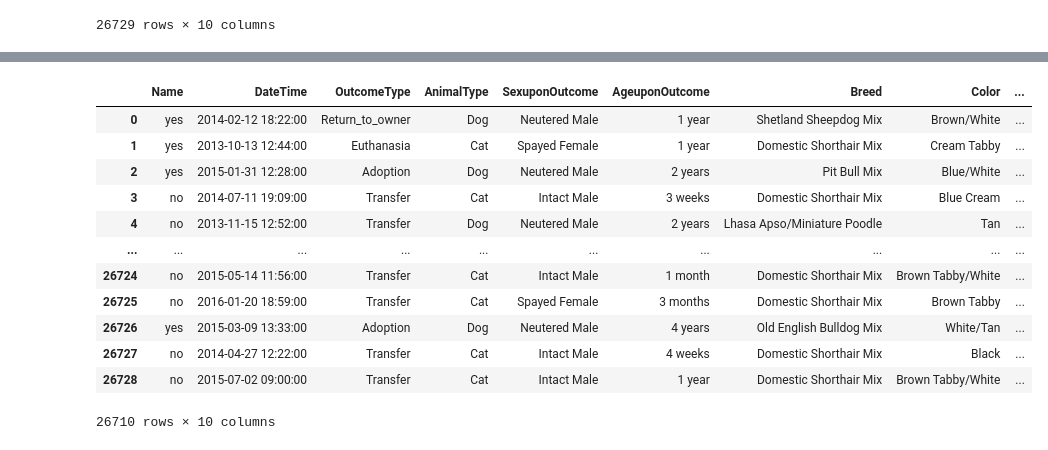
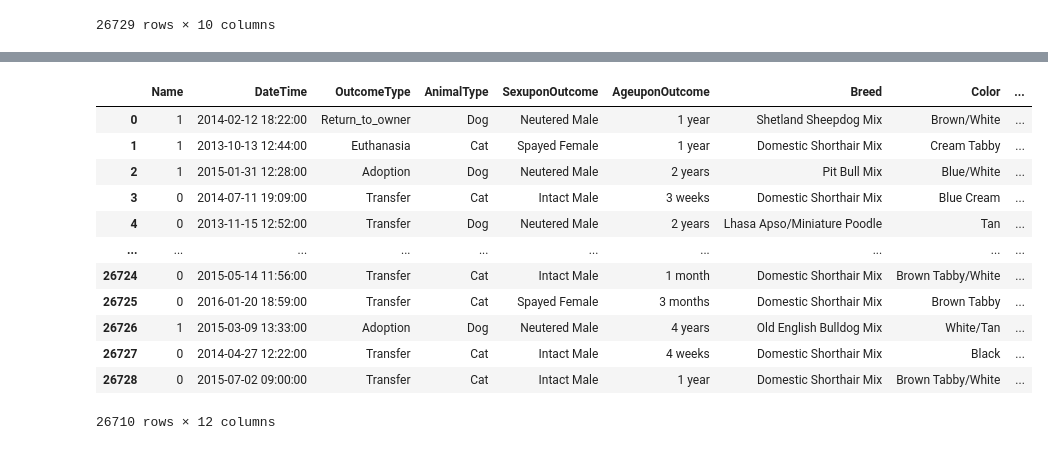
Before and after one commit to Stremps/Shelter-Outcome-Prediction, a Jupyter notebook: Shelter.ipynb, the cells around one changed output, grey strips where cells are left out. Saved outputs shown, nothing was run; the diff lists cells and outputs as text; code cells hidden in the pictures.

```diff
--- a/Shelter.ipynb
+++ b/Shelter.ipynb
@@ -141,7 +141,7 @@ plt.xticks(rotation=45)
 plt.show()
 
 # 5. Calcular a proporção de OutcomeType dentro de ter ou não ter nome
-df['HasName'] = df['Name'].apply(lambda x: 'Yes' if pd.notna(x) and x != '' else 'No')
+df['HasName'] = df['Name'].apply(lambda x: 1 if pd.notna(x) and x != '' else 0)
 normalized_counts_name = df.groupby('HasName')['OutcomeType'].value_counts(normalize=True).rename('Proportion').reset_index()
 
 # Plotar o gráfico de barras normalizado para HasName
@@ -164,46 +164,46 @@ df = df.drop(columns=['AnimalID','OutcomeSubtype']) #Remove useless columns
 df['Mapped_Color'] = df['Color'].apply(handle_multiple_colors)
 
 # Groups duplicated colors that are separated by "/" in only one color
 df['Mapped_Color'] = df['Mapped_Color'].apply(match_duplicates)
 
 
 # Part dedicated to group all the rare colors into the 'Other_Colors' category
 color_counts = df['Mapped_Color'].value_counts()
 
 # Defines a frequency threshold for rare colors ( currently given as 1% of the amount of examples in the dataset)
 threshold = 267
 rare_colors = color_counts[color_counts < threshold].index
 
 # Substitutes the rare colors for the column 'Other_colors'
 df['Mapped_Color'] = df['Mapped_Color'].apply(lambda x: 'Other_Colors' if x in rare_colors else x)
 
 # Applies One-Hot Encoding to 'Mapped_Color'
 mapped_color_dummies = pd.get_dummies(df['Mapped_Color'])
 
 # Replaces the names of the animals by the characteristic of having a name or not
-df['Name'] = df['Name'].apply(lambda x: 'yes' if pd.notna(x) and x != '' else 'no')
+df['Name'] = df['Name'].apply(lambda x: 1 if pd.notna(x) and x != '' else 0)
 
 # Drops na values especifically in this point, since the most where names and OutcomeSubtypes (which are all treated)
 df = df.dropna()
 
 # Converts 'AgeuponOutcome' to weeks
 df['AgeuponOutcomeDays'] = df['AgeuponOutcome'].apply(age_to_weeks) # Converting months and years to weeks
 
 display(df)
 # %% [output]
 |  | Name | DateTime | OutcomeType | AnimalType | SexuponOutcome | AgeuponOutcome | Breed | Color | ... |
-| 0 | yes | 2014-02-12 18:22:00 | Return_to_owner | Dog | Neutered Male | 1 year | Shetland Sheepdog Mix | Brown/White | ... |
-| 1 | yes | 2013-10-13 12:44:00 | Euthanasia | Cat | Spayed Female | 1 year | Domestic Shorthair Mix | Cream Tabby | ... |
-| 2 | yes | 2015-01-31 12:28:00 | Adoption | Dog | Neutered Male | 2 years | Pit Bull Mix | Blue/White | ... |
-| 3 | no | 2014-07-11 19:09:00 | Transfer | Cat | Intact Male | 3 weeks | Domestic Shorthair Mix | Blue Cream | ... |
-| 4 | no | 2013-11-15 12:52:00 | Transfer | Dog | Neutered Male | 2 years | Lhasa Apso/Miniature Poodle | Tan | ... |
+| 0 | 1 | 2014-02-12 18:22:00 | Return_to_owner | Dog | Neutered Male | 1 year | Shetland Sheepdog Mix | Brown/White | ... |
+| 1 | 1 | 2013-10-13 12:44:00 | Euthanasia | Cat | Spayed Female | 1 year | Domestic Shorthair Mix | Cream Tabby | ... |
+| 2 | 1 | 2015-01-31 12:28:00 | Adoption | Dog | Neutered Male | 2 years | Pit Bull Mix | Blue/White | ... |
+| 3 | 0 | 2014-07-11 19:09:00 | Transfer | Cat | Intact Male | 3 weeks | Domestic Shorthair Mix | Blue Cream | ... |
+| 4 | 0 | 2013-11-15 12:52:00 | Transfer | Dog | Neutered Male | 2 years | Lhasa Apso/Miniature Poodle | Tan | ... |
 | ... | ... | ... | ... | ... | ... | ... | ... | ... | ... |
-| 26724 | no | 2015-05-14 11:56:00 | Transfer | Cat | Intact Male | 1 month | Domestic Shorthair Mix | Brown Tabby/White | ... |
-| 26725 | no | 2016-01-20 18:59:00 | Transfer | Cat | Spayed Female | 3 months | Domestic Shorthair Mix | Brown Tabby | ... |
-| 26726 | yes | 2015-03-09 13:33:00 | Adoption | Dog | Neutered Male | 4 years | Old English Bulldog Mix | White/Tan | ... |
-| 26727 | no | 2014-04-27 12:22:00 | Transfer | Cat | Intact Male | 4 weeks | Domestic Shorthair Mix | Black | ... |
-| 26728 | no | 2015-07-02 09:00:00 | Transfer | Cat | Intact Male | 1 year | Domestic Shorthair Mix | Brown Tabby/White | ... |
+| 26724 | 0 | 2015-05-14 11:56:00 | Transfer | Cat | Intact Male | 1 month | Domestic Shorthair Mix | Brown Tabby/White | ... |
+| 26725 | 0 | 2016-01-20 18:59:00 | Transfer | Cat | Spayed Female | 3 months | Domestic Shorthair Mix | Brown Tabby | ... |
+| 26726 | 1 | 2015-03-09 13:33:00 | Adoption | Dog | Neutered Male | 4 years | Old English Bulldog Mix | White/Tan | ... |
+| 26727 | 0 | 2014-04-27 12:22:00 | Transfer | Cat | Intact Male | 4 weeks | Domestic Shorthair Mix | Black | ... |
+| 26728 | 0 | 2015-07-02 09:00:00 | Transfer | Cat | Intact Male | 1 year | Domestic Shorthair Mix | Brown Tabby/White | ... |
-26710 rows × 10 columns
+26710 rows × 12 columns
 # %%
 #Exploratory data analysis with statistics
 
```
Also changed, not shown: parts of 4 cells of this notebook.
